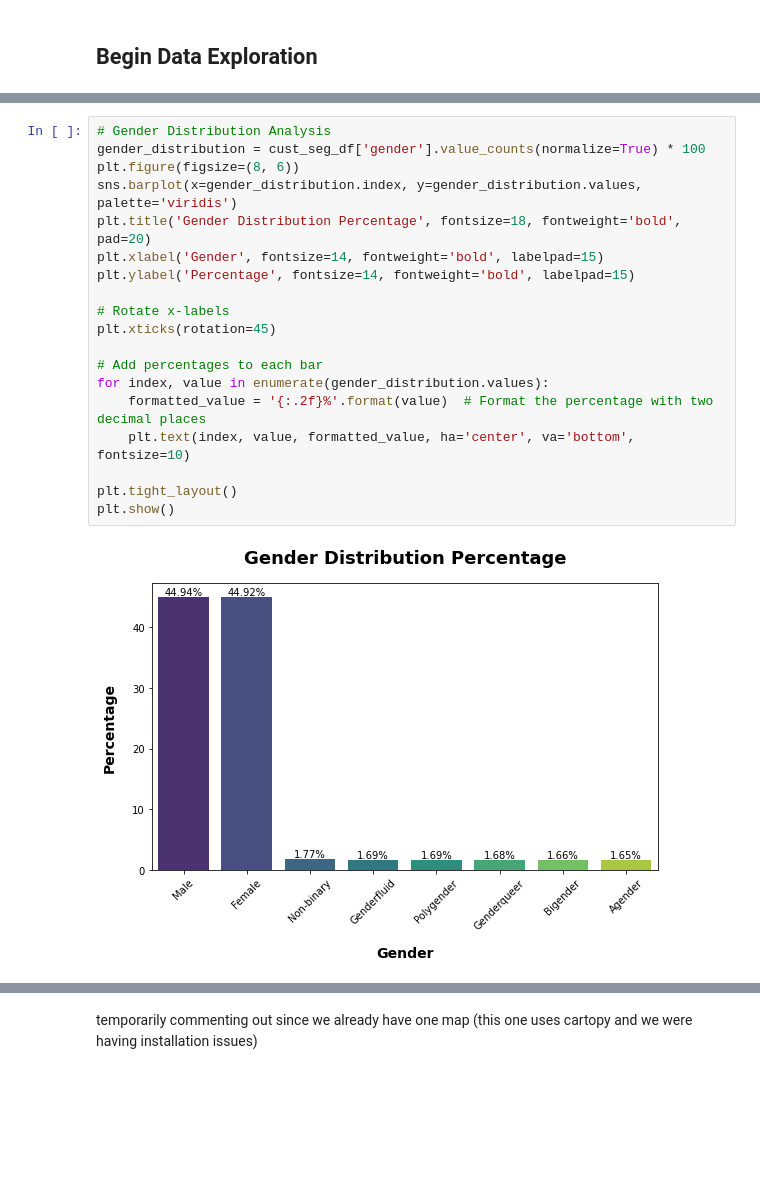
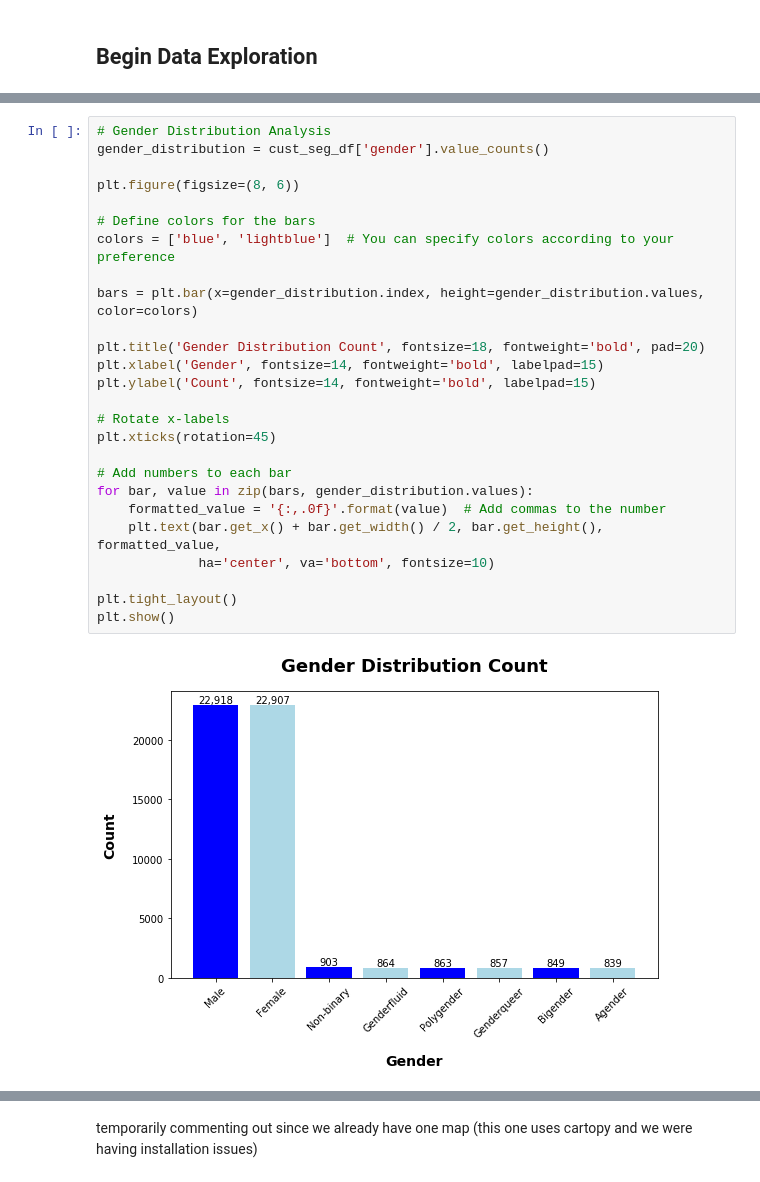
Before and after one commit to taradehdari/ads508-team6-project, a Jupyter notebook: datasets/customersegEDA.ipynb, the cells around one changed output, grey strips where cells are left out. Cells and saved outputs as stored; diff of their text form; blank space fills up the shorter version.

```diff
--- a/datasets/customersegEDA.ipynb
+++ b/datasets/customersegEDA.ipynb
@@ -640,24 +647,31 @@ plt.show()
 # %%
 # Gender Distribution Analysis
-gender_distribution = cust_seg_df['gender'].value_counts(normalize=True) * 100
+gender_distribution = cust_seg_df['gender'].value_counts()
+
 plt.figure(figsize=(8, 6))
-sns.barplot(x=gender_distribution.index, y=gender_distribution.values, palette='viridis')
-plt.title('Gender Distribution Percentage', fontsize=18, fontweight='bold', pad=20)
+
+# Define colors for the bars
+colors = ['blue', 'lightblue']  # You can specify colors according to your preference
+
+bars = plt.bar(x=gender_distribution.index, height=gender_distribution.values, color=colors)
+
+plt.title('Gender Distribution Count', fontsize=18, fontweight='bold', pad=20)
 plt.xlabel('Gender', fontsize=14, fontweight='bold', labelpad=15)
-plt.ylabel('Percentage', fontsize=14, fontweight='bold', labelpad=15)
+plt.ylabel('Count', fontsize=14, fontweight='bold', labelpad=15)
 
 # Rotate x-labels
 plt.xticks(rotation=45)
 
-# Add percentages to each bar
-for index, value in enumerate(gender_distribution.values):
-    formatted_value = '{:.2f}%'.format(value)  # Format the percentage with two decimal places
-    plt.text(index, value, formatted_value, ha='center', va='bottom', fontsize=10)
+# Add numbers to each bar
+for bar, value in zip(bars, gender_distribution.values):
+    formatted_value = '{:,.0f}'.format(value)  # Add commas to the number
+    plt.text(bar.get_x() + bar.get_width() / 2, bar.get_height(), formatted_value,
+             ha='center', va='bottom', fontsize=10)
 
 plt.tight_layout()
 plt.show()
 # %% [output]
-[figure, old version]
+[figure, new version]
 # %%
 # Calculate the percentage of customers in each region
 region_percentage = cust_seg_df['region'].value_counts(normalize=True) * 100
```
Also changed, not shown: parts of 11 cells of this notebook.
